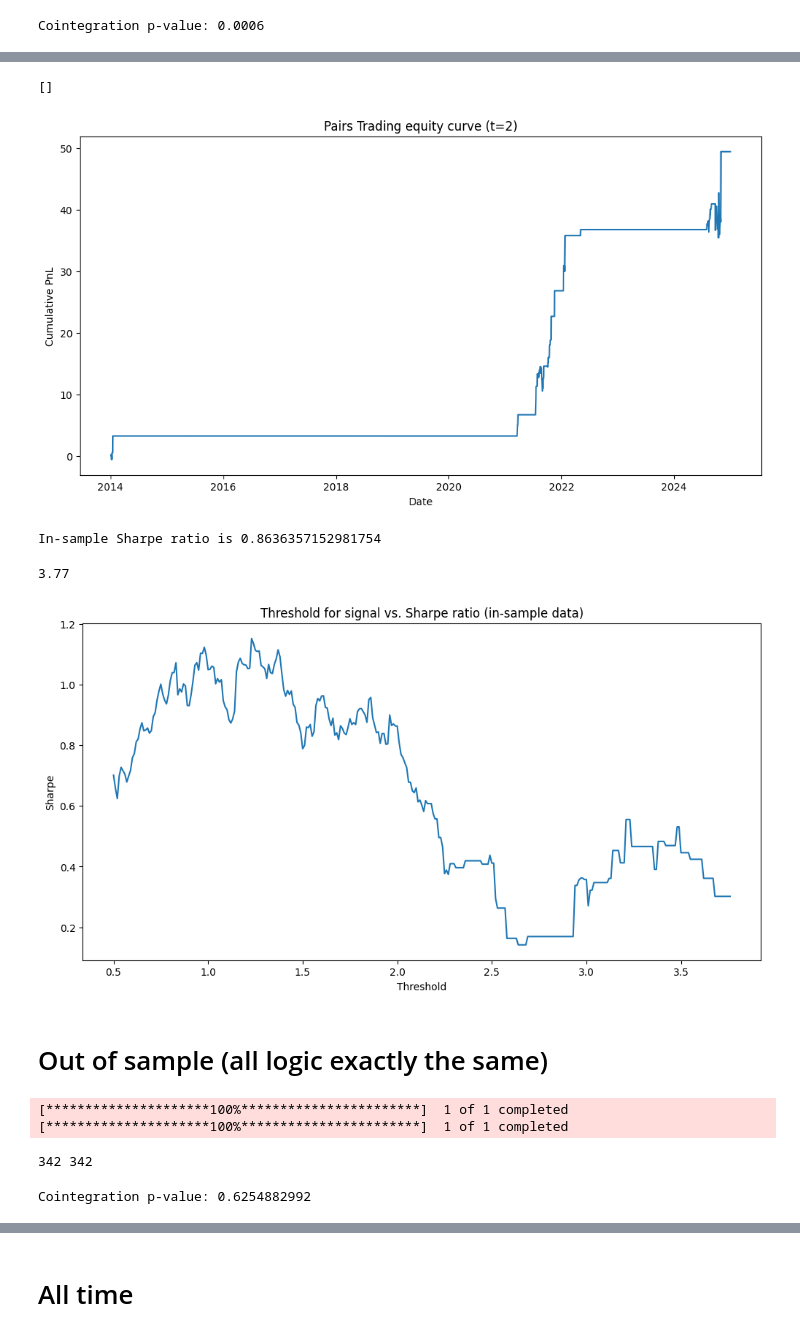
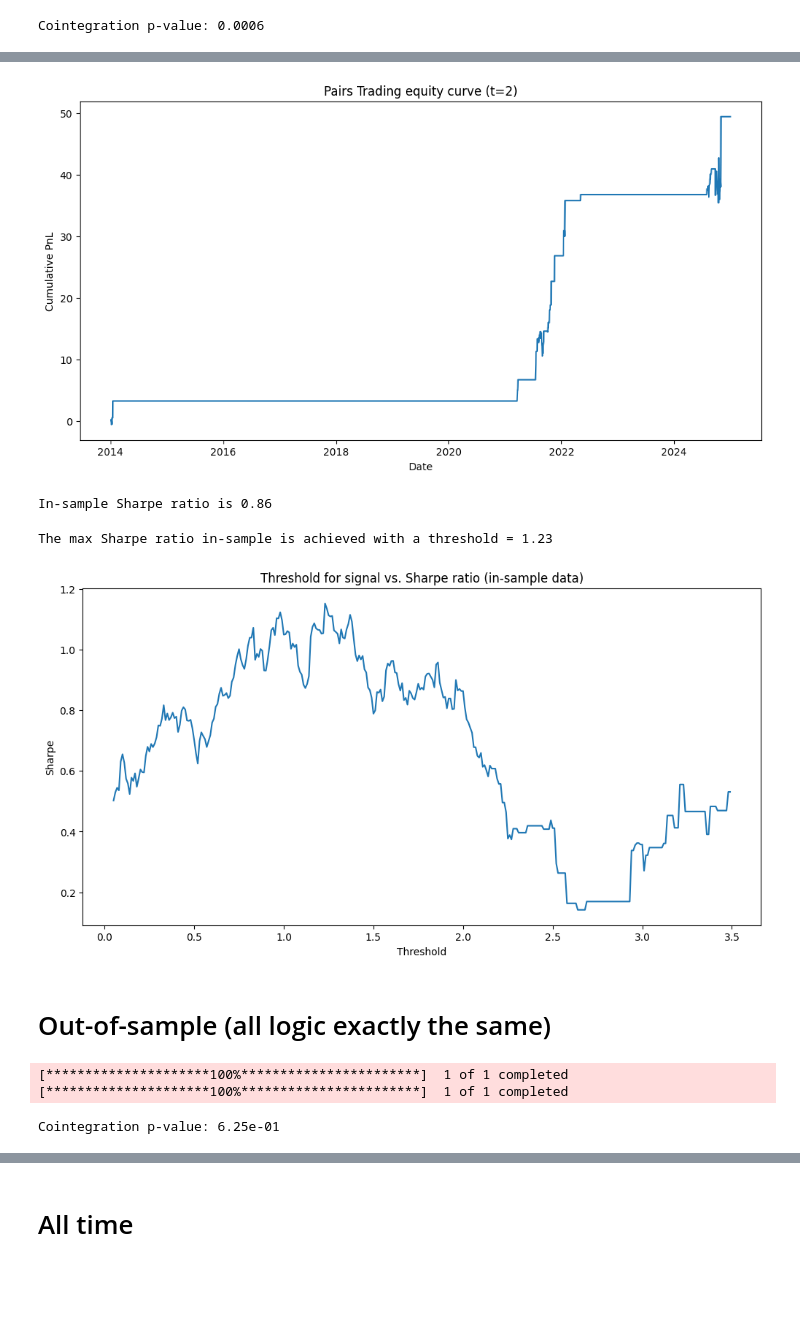
Before and after one commit to Icarus-burns/Little-quant-projects, a Jupyter notebook: 1_PairsTrading.ipynb, the cells around one changed output, grey strips where cells are left out. Drawn from its saved outputs; the diff is of its cells as text; code cells hidden in the pictures; blank space fills up the shorter version.

```diff
--- a/1_PairsTrading.ipynb
+++ b/1_PairsTrading.ipynb
@@ -8,19 +8,21 @@ import statsmodels.tsa.stattools as sm
 # %% [markdown]
 # In sample
 # %%
-TIME = "10y" # Not used in general, just an option
 START = "2014-01-01" # May need to tweak based on when stock introduced - some are quite old!!
 END = "2025-01-01" # End of training data, and start of OOS
 PRICE = "Close" # Can do High, Low, Open, etc. - Close is normally same as Open for subsequent day, with some drift
+TRANSACTION_PRICE = 0.05 # Flat fee per transaction -  could adjust per size of trade...?
 THRESHOLD = 2 # The z-score threshold, which will pretty dramatically affect Sharpe ratio - tuning too finely for in-sample normally cooks OOS
-T_MAX = 500 # Max threshold swept to, *100 (i.e. t_max is actually T_MAX/100)
-TRANSACTION_PRICE = 0.05 # Flat fee per transaction -  could adjust per size of trade...?
+# Min and max for threshold sweep (in z-scores)
+T_MIN = 0.05
+T_MAX = 3.5
+T_STEP = 0.01
 
-A_stock = "V" # Formely needed to have larger stock value as B, but solved
+A_stock = "V" # Formerly needed to have larger stock value as B, but solved
 B_stock = "MA"
 # %%
-B_data = yf.download(B_stock, start=START, end=END)
-A_data = yf.download(A_stock, start=START, end=END)
+B_data = yf.download(B_stock, start=START, end=END);
+A_data = yf.download(A_stock, start=START, end=END);
 
 
 # Logic for swapping stocks as needed to keep signs in check
@@ -31,7 +33,11 @@ if A_data[PRICE].values.flatten().mean() > B_data[PRICE].values.flatten().mean()
 
 # Making sure there is data for the entire length of time
 print(len(B_data.index), len(A_data.index))
+
 time_data = B_data.index
+
+A_values = A_data[PRICE].values.flatten()
+B_values = B_data[PRICE].values.flatten()
 
 
 
@@ -45,7 +51,7 @@ plt.legend()
 plt.show()
 
 plt.figure(figsize=(12, 6))
-plt.scatter(time_data, (A_data[PRICE].values.flatten() - B_data[PRICE].values.flatten()), label="Difference")
+plt.scatter(time_data, (A_values - B_values), label="Difference")
 plt.title(f"Difference in {A_stock} and {B_stock} closing prices from {START} to {END}")
 plt.xlabel("Date")
 plt.ylabel("Price")
@@ -69,5 +75,5 @@ Cointegration p-value: 0.0006
 # %%
 # Linear regression on stocks, params[0] is the linear term, params[1] is the constant term
-params = np.polyfit(B_data[PRICE].values.flatten(), A_data[PRICE].values.flatten(), deg=1)
+params = np.polyfit(B_values, A_values, deg=1)
 print(params)
 # %% [output]
@@ -75,11 +81,11 @@ print(params)
 # %%
-# The spread has the form A - β*B - α (where α is normally just very close to 0) - β determines the relative weight of holdings needed for balance
-spread = A_data[PRICE].values.flatten() - params[0]*B_data[PRICE].values.flatten() - params[1]
+# The spread has the form A - β*B - α - β determines the relative weight of holdings needed for balance
+spread = A_values - params[0]*B_values - params[1]
 
 plt.figure(figsize=(12, 6))
 plt.plot(time_data, spread, label="Spread")
 plt.title(f"Spread plot of {B_stock} less {A_stock} (\u03B2 = {round(params[0], 2)}, \u03b1 = {round(params[1], 2)})")
 plt.xlabel("Date")
-plt.ylabel("Price")
-plt.plot()
+plt.ylabel("Spread ($)")
+plt.plot();
 # %% [output]
@@ -120,48 +117,46 @@ signals = list(map(lambda z: signal(z, threshold=THRESHOLD), z_scores))
 # %%
 # First term gives PnL per transaction (lossy if signal is negative - short by selling - vice versa if long)
 # Second term is transaction cost - constant per transaction, regardless of direction and size
-PnL = signals[:-1] * np.diff(spread) - (np.abs(signals[:-1])*TRANSACTION_PRICE)
+PnL = signals[:-1] * np.diff(spread) - (np.abs(signals[:-1])*TRANSACTION_PRICE);
 
 plt.figure(figsize=(12, 6))
 plt.plot(time_data[:-1], np.cumsum(PnL))
 plt.title(f"Pairs Trading equity curve (t={THRESHOLD})")
 plt.ylabel("Cumulative PnL")
 plt.xlabel("Date")
-plt.plot()
+plt.plot();
 # %% [output]
-[]
 [figure]
 # %%
-print(f"In-sample Sharpe ratio is {np.mean(PnL) / np.std(PnL) * np.sqrt(252)}")
+print(f"In-sample Sharpe ratio is {np.mean(PnL) / np.std(PnL) * np.sqrt(252):.2f}") # Normalized per day
 # %% [output]
-In-sample Sharpe ratio is 0.8636357152981754
+In-sample Sharpe ratio is 0.86
 # %%
-# Threshold sweep logic, should swap to np.arange or linspace. Pops out the Sharpe ratio per threshold, and the optimal threshold
-
-ts = []
+# Threshold sweep logic. Pops out the Sharpe ratio per threshold, and the optimal threshold
+ts = np.arange(T_MIN, T_MAX, T_STEP)
 sharpes = []
 
-for t in range(50, T_MAX, 1):
-    ts.append(t/100)
-    signals = list(map(lambda e: signal(e, threshold=t/100), z_scores))
+for t in ts:
+    signals = list(map(lambda e: signal(e, threshold=t), z_scores))
     PnL = signals[:-1] * np.diff(spread) - (np.abs(signals[:-1])*TRANSACTION_PRICE)
     sharpes.append(np.mean(PnL) / np.std(PnL) * np.sqrt(252))
 
 
 
 plt.figure(figsize=(12, 6))
 plt.plot(ts, sharpes)
 plt.title(f"Threshold for signal vs. Sharpe ratio (in-sample data)")
 plt.ylabel("Sharpe")
 plt.xlabel("Threshold")
 plt.plot();
 
-print(ts[np.argmax(sharpes)])
+in_sample_t_opt = ts[np.argmax(sharpes)]
+print(f"The max Sharpe ratio in-sample is achieved with a threshold = {in_sample_t_opt:.2f}")
 # %% [output]
-3.77
+The max Sharpe ratio in-sample is achieved with a threshold = 1.23
-[figure, old version]
+[figure, new version]
 # %% [markdown]
-# Out of sample (all logic exactly the same)
+# Out-of-sample (all logic exactly the same)
 # %%
 B_test_data = yf.download(B_stock, start=END, end=None)
 A_test_data = yf.download(A_stock, start=END, end=None)
@@ -171,16 +166,12 @@ if A_test_data[PRICE].values.flatten().mean() > B_test_data[PRICE].values.flatte
     A_test_data = B_test_data
     B_test_data = temp
 
-print(len(B_test_data.index), len(A_test_data.index))
+_, p_value, _ = sm.coint(B_test_data[PRICE].values.flatten(), A_test_data[PRICE].values.flatten())
+print(f"Cointegration p-value: {p_value:.2e}")
 # %% [output]
 [*********************100%***********************]  1 of 1 completed
 [*********************100%***********************]  1 of 1 completed
-342 342
+Cointegration p-value: 6.25e-01
-# %%
-_, p_value, _ = sm.coint(B_test_data[PRICE].values.flatten(), A_test_data[PRICE].values.flatten())
-print(f"Cointegration p-value: {p_value:.10f}")
-# %% [output]
-Cointegration p-value: 0.6254882992
 # %%
 test_time_data = A_test_data.index
 
```
Also changed, not shown: parts of 12 cells of this notebook.
